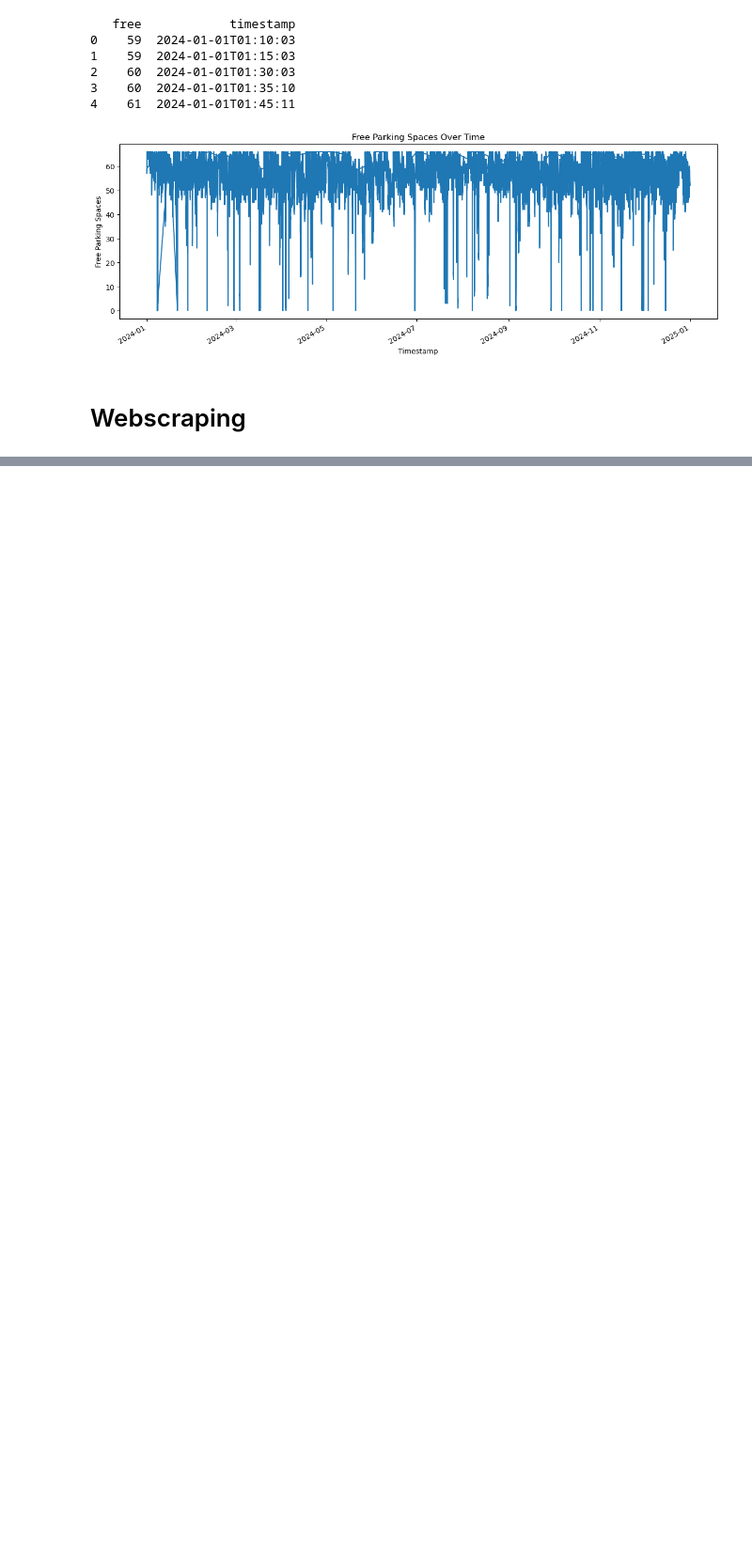
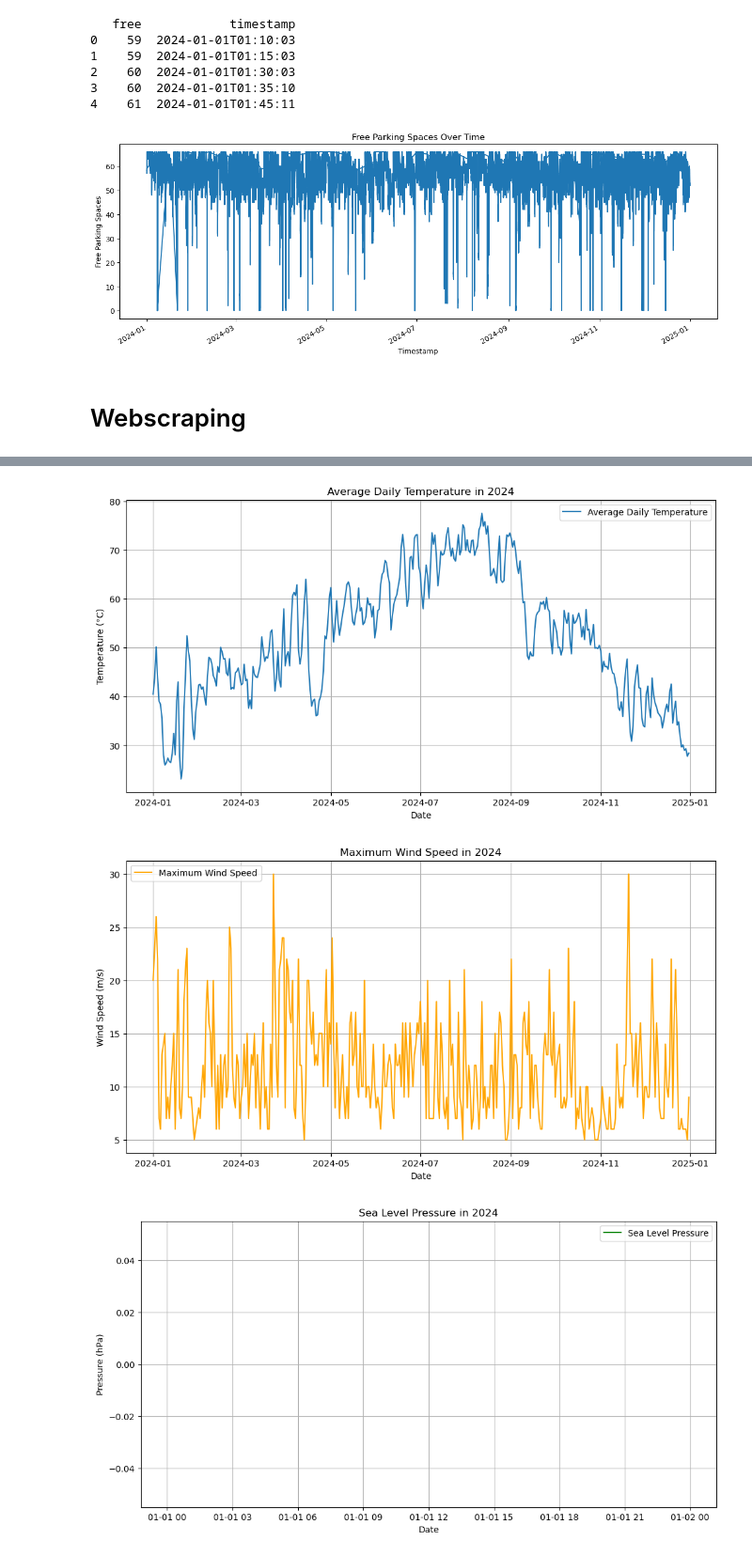
Before and after one commit to abishanaru/CIP_FS25_102, a Jupyter notebook: main.ipynb, the cells around one changed output, grey strips where cells are left out. Shown at 94% size. Drawn from its saved outputs; the diff is of its cells as text; code cells hidden in the pictures; blank space fills up the shorter version.

Commit message:
added plots of weather data

```diff
--- a/main.ipynb
+++ b/main.ipynb
@@ -238,0 +226,47 @@ Scraping: https://www.wunderground.com/history/daily/ch/zurich/LSZH/date/2024-1-
+# %%
+import pandas as pd
+
+import matplotlib.pyplot as plt
+
+# Load the weather data from the CSV file
+df_weather_2024 = pd.read_csv("weather_2024_lszh.csv")
+
+# Convert the 'date' column to datetime objects
+df_weather_2024['date'] = pd.to_datetime(df_weather_2024['date'])
+
+# Set 'date' as the index of the DataFrame
+df_weather_2024.set_index('date', inplace=True)
+
+# Plotting the average daily temperature
+plt.figure(figsize=(12, 6))
+plt.plot(df_weather_2024['day_avg_temp'], label='Average Daily Temperature')
+plt.xlabel('Date')
+plt.ylabel('Temperature (°C)')
+plt.title('Average Daily Temperature in 2024')
+plt.legend()
+plt.grid(True)
+plt.show()
+
+# Plotting the maximum wind speed
+plt.figure(figsize=(12, 6))
+plt.plot(df_weather_2024['max_wind_speed'], label='Maximum Wind Speed', color='orange')
+plt.xlabel('Date')
+plt.ylabel('Wind Speed (m/s)')
+plt.title('Maximum Wind Speed in 2024')
+plt.legend()
+plt.grid(True)
+plt.show()
+
+# Plotting the sea level pressure
+plt.figure(figsize=(12, 6))
+plt.plot(df_weather_2024['sea_level_pressure'], label='Sea Level Pressure', color='green')
+plt.xlabel('Date')
+plt.ylabel('Pressure (hPa)')
+plt.title('Sea Level Pressure in 2024')
+plt.legend()
+plt.grid(True)
+plt.show()
+# %% [output]
+[figure, added]
+[figure, added]
+[figure, added]
```
Also changed, not shown: parts of 2 cells of this notebook, 1 other file.
